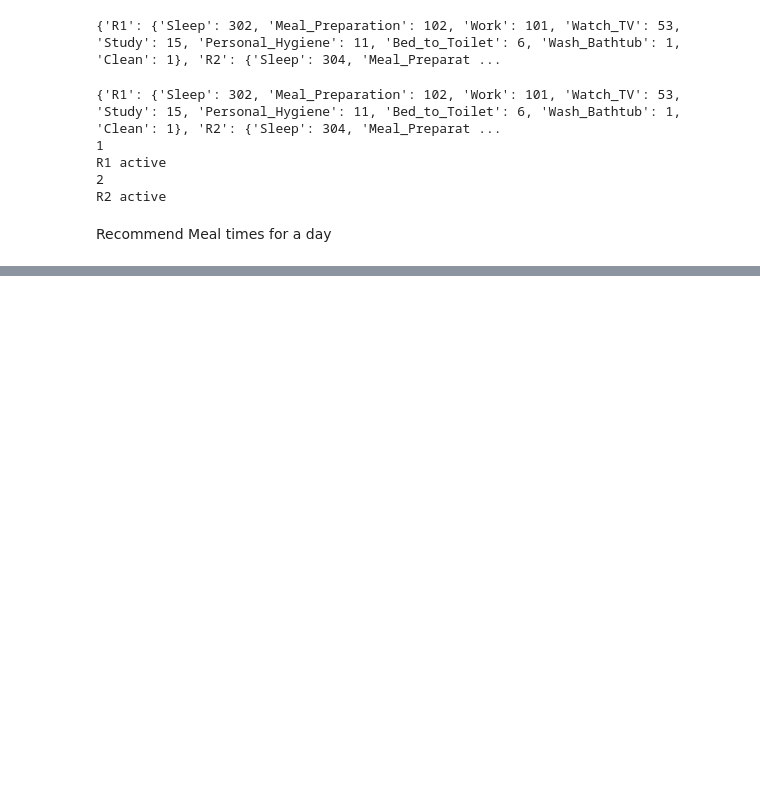
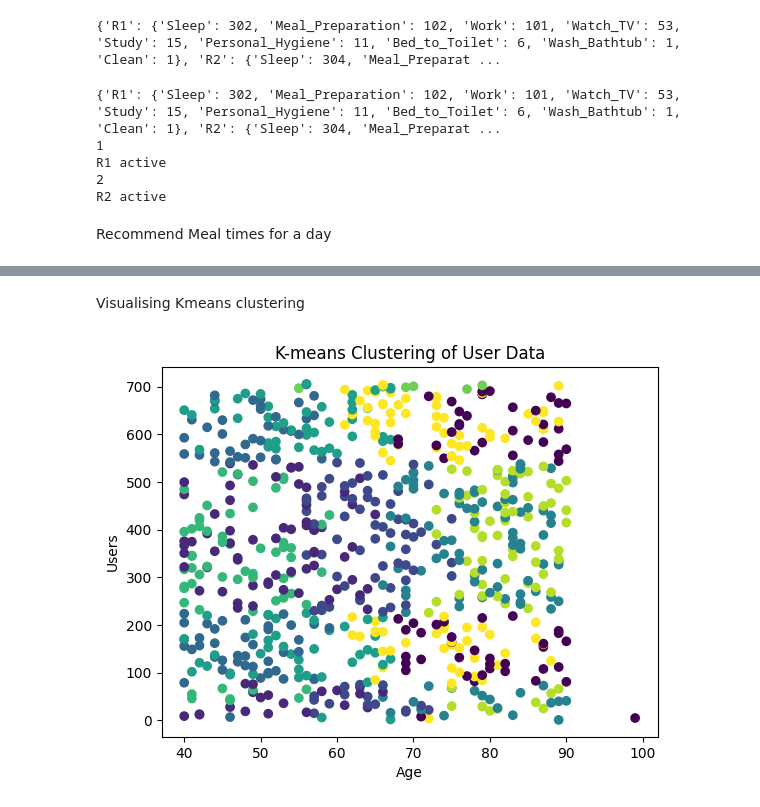
Before and after one commit to sureshvarshini/Recommendation_Dissertation, a Jupyter notebook: backend/preprocessing/csv_notebook.ipynb, the cells around one changed output, grey strips where cells are left out. Saved outputs shown, nothing was run; the diff lists cells and outputs as text; code cells hidden in the pictures; blank space fills up the shorter version.

Commit message:
Backend: Final commit - wrapping up!

```diff
--- a/backend/preprocessing/csv_notebook.ipynb
+++ b/backend/preprocessing/csv_notebook.ipynb
@@ -369,0 +371,51 @@ print(user_timetable)
+# %%
+import sqlalchemy
+
+dbEngine=sqlalchemy.create_engine("sqlite:///" + "D:\Varshini\CourseWork\Dissertation\Implementation\Github\Recommendation_Dissertation\\backend\\rating.db")
+ratings = pd.read_sql('select * from rating', dbEngine)
+
+dbEngine_1=sqlalchemy.create_engine("sqlite:///" + "D:\Varshini\CourseWork\Dissertation\Implementation\Github\Recommendation_Dissertation\\backend\profile.db")
+users = pd.read_sql('select * from profile', dbEngine_1)
+# %% [markdown]
+Visualising Kmeans clustering
+# %%
+import pandas as pd
+import numpy as np
+from sklearn.cluster import KMeans
+from sklearn.preprocessing import LabelEncoder, StandardScaler
+from sklearn.preprocessing import MinMaxScaler
+import matplotlib.pyplot  as plt
+from statistics import mean
+from sklearn.cluster import KMeans
+from sklearn.preprocessing import LabelEncoder, StandardScaler
+import warnings
+warnings.filterwarnings("ignore")
+
+N_CLUSTERS = 10
+
+all_foods = pd.read_csv("D:\Varshini\CourseWork\Dissertation\Implementation\Github\Recommendation_Dissertation\\backend\preprocessing\cleanedDatasets\\food_data_cleaned.csv")
+users_df = pd.DataFrame(users)
+ratings_df = pd.DataFrame(ratings)
+
+# Choosing similar users by features: age, weight, illness
+users_df_copy = users_df[['age', 'weight', 'illness']]
+
+# Label encoding the features
+encoder = LabelEncoder()
+users_df_copy['age'] = encoder.fit_transform(users_df_copy['age'])
+users_df_copy['weight'] = encoder.fit_transform(users_df_copy['weight'])
+users_df_copy['illness'] = encoder.fit_transform(users_df_copy['illness'])
+data_scalar = StandardScaler().fit_transform(users_df_copy)
+
+# KMeans clustering
+kmeans = KMeans(n_clusters=N_CLUSTERS, random_state=24)
+cluster_labels = kmeans.fit_predict(data_scalar)
+users_df['cluster'] = cluster_labels
+
+plt.scatter(users_df['age'], users_df['id'], c=users_df['cluster'])
+plt.xlabel('Age')
+plt.ylabel('Users')
+plt.title('K-means Clustering of User Data')
+plt.show()
+# %% [output]
+[figure, added]
```
Also changed, not shown: parts of 7 cells of this notebook, 16 other files.
